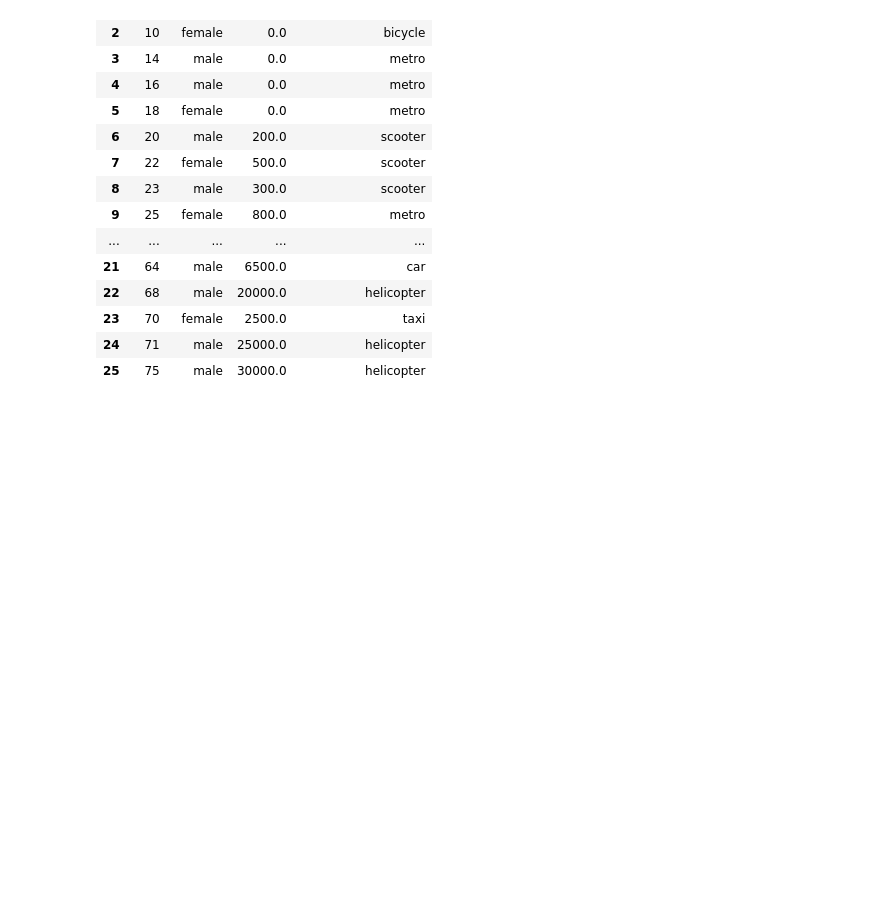
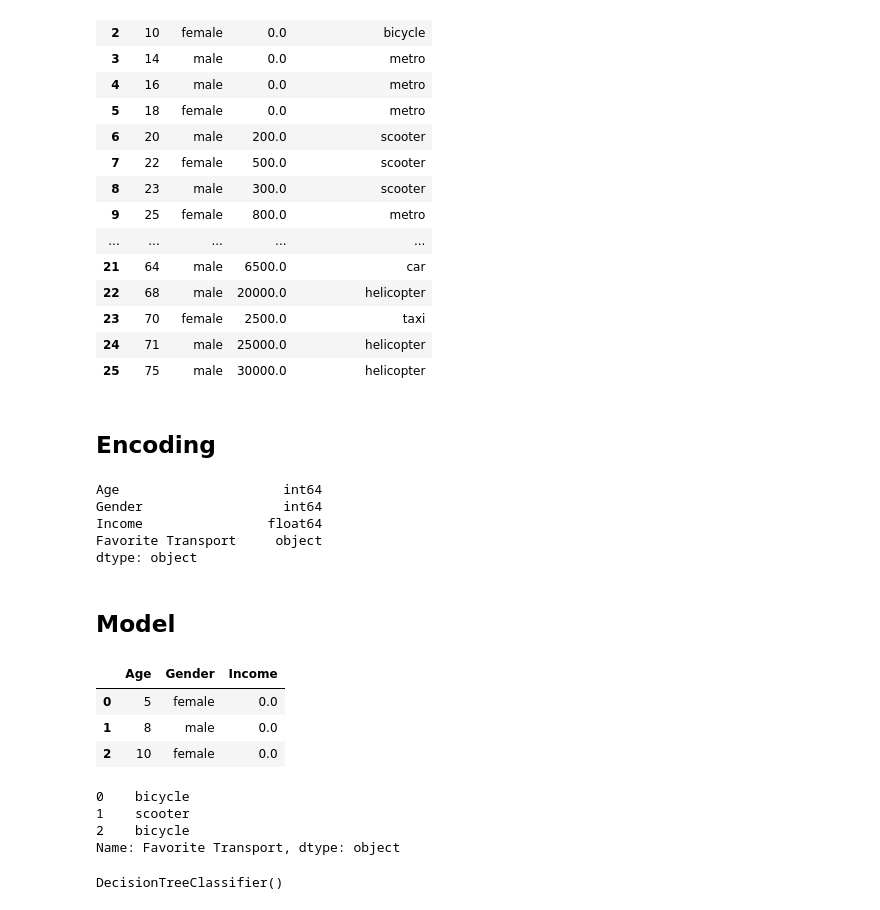
Before and after one commit to S0fft/Learning-Lab, a Jupyter notebook: data_since-machine_learning/scikit-learn/scikit_prediction_and_evaluation.ipynb, the cells around one changed output. Drawn from its saved outputs; the diff is of its cells as text; code cells hidden in the pictures; blank space fills up the shorter version.

Commit message:
add Encoding section and Model section

```diff
--- a/data_since-machine_learning/scikit-learn/scikit_prediction_and_evaluation.ipynb
+++ b/data_since-machine_learning/scikit-learn/scikit_prediction_and_evaluation.ipynb
@@ -88,3 +88,37 @@ df
 | 23 | 70 | female | 2500.0 | taxi |
 | 24 | 71 | male | 25000.0 | helicopter |
 | 25 | 75 | male | 30000.0 | helicopter |
+# %% [markdown]
+## Encoding
+# %%
+df.replace(['male', 'female'], [0, 1], inplace=True)
+df.dtypes
+# %% [output]
+Age                     int64
+Gender                  int64
+Income                float64
+Favorite Transport     object
+dtype: object
+# %% [markdown]
+## Model
+# %%
+X = df.drop(columns='Favorite Transport')
+X.head(3)
+# %% [output]
+|  | Age | Gender | Income |
+| 0 | 5 | female | 0.0 |
+| 1 | 8 | male | 0.0 |
+| 2 | 10 | female | 0.0 |
+# %%
+y = df['Favorite Transport']
+y.head(3)
+# %% [output]
+0    bicycle
+1    scooter
+2    bicycle
+Name: Favorite Transport, dtype: object
+# %%
+model = DecisionTreeClassifier()
+model
+# %% [output]
+DecisionTreeClassifier()
```
Also changed, not shown: parts of 1 cell of this notebook.
